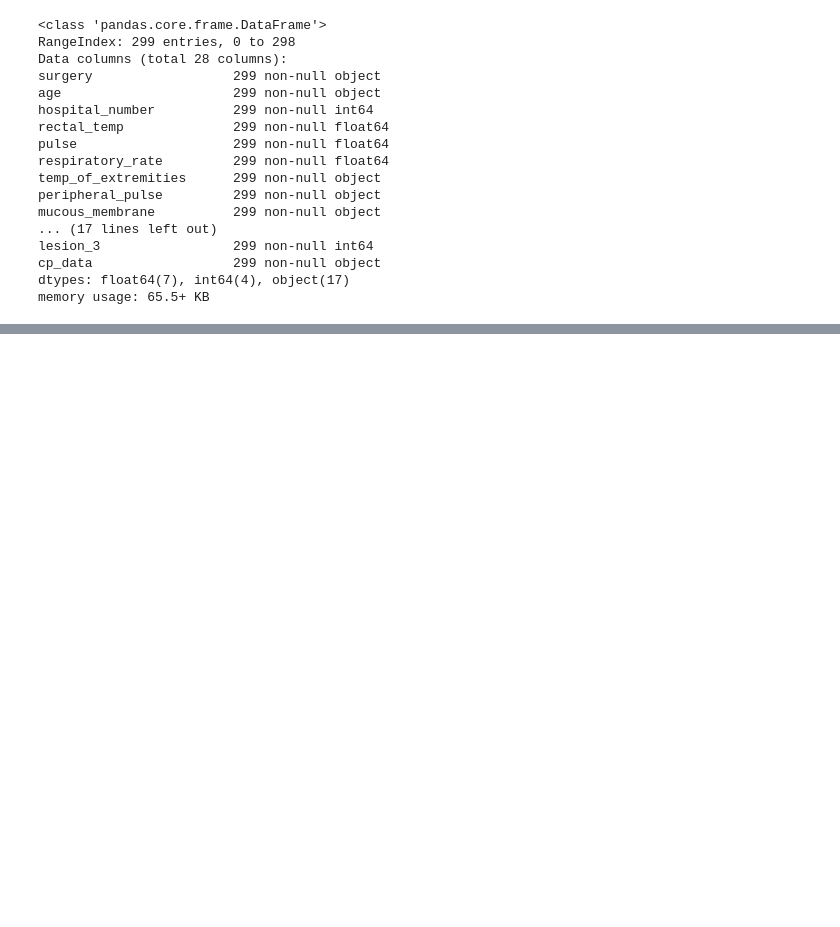
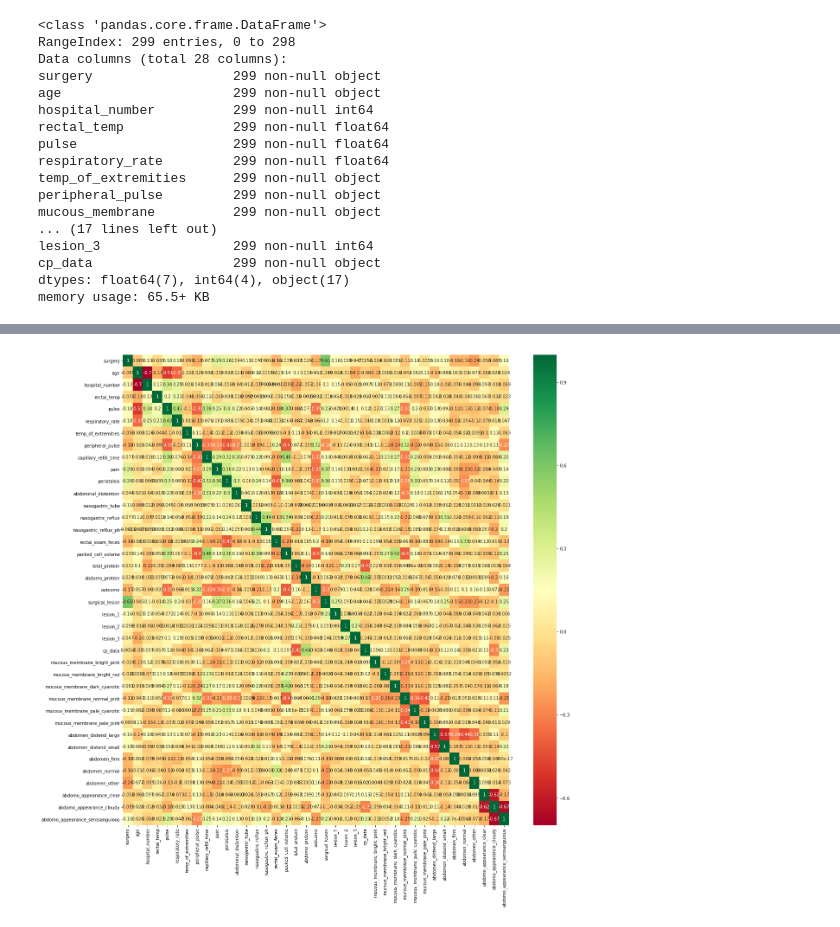
Before and after one commit to rodrigoaraujo01/PowerBI_DM_1, a Jupyter notebook: Rodrigo Araujo - Trabalho Final Data Mining.ipynb, the cells around one changed output, grey strips where cells are left out. Saved outputs shown, nothing was run; the diff lists cells and outputs as text; code cells hidden in the pictures; blank space fills up the shorter version.

```diff
--- a/Rodrigo Araujo - Trabalho Final Data Mining.ipynb
+++ b/Rodrigo Araujo - Trabalho Final Data Mining.ipynb
@@ -119,7 +163,7 @@ other_float_cols = ["nasogastric_reflux_ph", "total_protein", "abdomo_protein"]
 for col in normal_float_cols:
     df[col] = df[col].fillna(df[col].median())
 for col in other_float_cols:
-    df[col] = df[col].fillna(df[col].mode())
+    df[col] = df[col].fillna(df[col].mode()[0])
 
 df[float_cols.index].info()
 # %% [output]
@@ -158,0 +238,4 @@ memory usage: 65.5+ KB
+# %%
+# Criando One Hot Encoding das variáveis categóricas restantes: mucous_membrane, abdomen, abdomo_appearance
+df = pd.get_dummies(df)
+df_test = pd.get_dummies(df_test)
@@ -158,0 +290,10 @@ memory usage: 65.5+ KB
+# %%
+import seaborn as sns
+#get correlations of each features in dataset
+corrmat = df.corr()
+top_corr_features = corrmat.index
+plt.figure(figsize=(20,20))
+#plot heat map
+g=sns.heatmap(df[top_corr_features].corr(),annot=True,cmap="RdYlGn")
+# %% [output]
+[figure, added]
```
Also changed, not shown: parts of 18 cells of this notebook.
